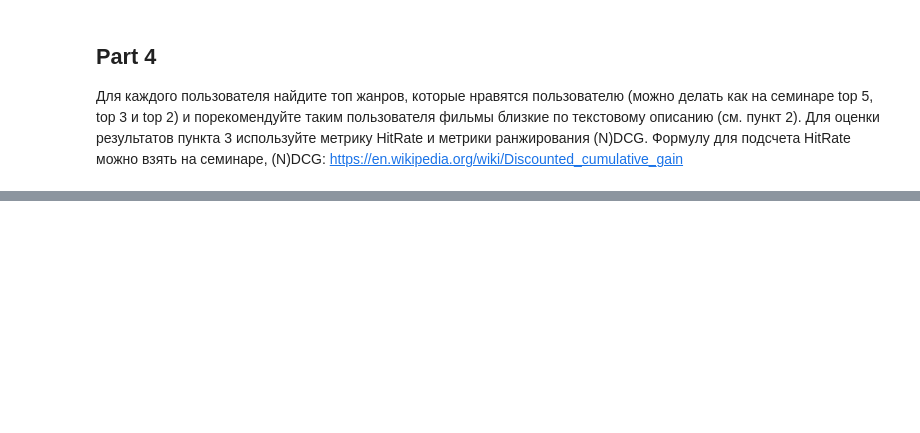
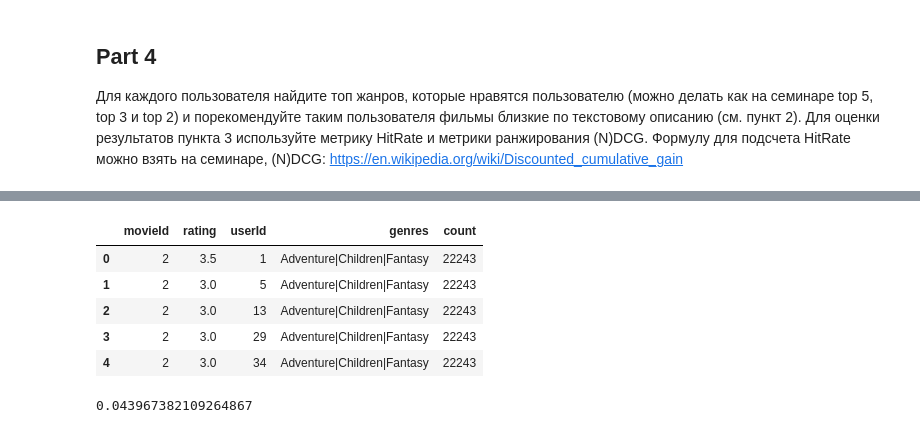
Before and after one commit to glutolik/Ml-mipt, a Jupyter notebook: 2_semester/hw-9/hw9.ipynb, the cells around one changed output, grey strips where cells are left out. Cells and saved outputs as stored; diff of their text form; code cells hidden in the pictures; blank space fills up the shorter version.

```diff
--- a/2_semester/hw-9/hw9.ipynb
+++ b/2_semester/hw-9/hw9.ipynb
@@ -198,0 +249,2 @@ print(data.decode("utf-8"))
+# %%
+df_movie = pd.read_csv("ml-20m/movies.csv")
@@ -198,0 +292,2 @@ print(data.decode("utf-8"))
+# %%
+df_joined = pd.merge(ratings, df_movie[["movieId", "genres"]], on="movieId", how="inner")
@@ -198,0 +325,16 @@ print(data.decode("utf-8"))
+# %%
+df_counts = df_joined.groupby("movieId").count().reset_index()
+df_counts["count"] = df_counts["rating"]
+for col in ("userId", "genres", "rating"):
+    del df_counts[col]
+# %%
+result = pd.merge(df_joined, df_counts, on="movieId")
+# %%
+result.head()
+# %% [output]
+|  | movieId | rating | userId | genres | count |
+| 0 | 2 | 3.5 | 1 | Adventure|Children|Fantasy | 22243 |
+| 1 | 2 | 3.0 | 5 | Adventure|Children|Fantasy | 22243 |
+| 2 | 2 | 3.0 | 13 | Adventure|Children|Fantasy | 22243 |
+| 3 | 2 | 3.0 | 29 | Adventure|Children|Fantasy | 22243 |
+| 4 | 2 | 3.0 | 34 | Adventure|Children|Fantasy | 22243 |
@@ -198,0 +357,24 @@ print(data.decode("utf-8"))
+# %%
+class ContentBasedPredictor(object):
+    def __init__(self, train_df, test_df):
+        pass
+
+    def predict(self, row):
+        top = list(df_users_new[df_users_new["userId"] == row.userId][("genres", "popular_genres")])
+
+        if not top:
+            return
+
+        top_genres = [k for k, _ in top[0]]
+        recommendations = []
+
+        i_to_size = {0: 5, 1: 3, 2: 2}
+        for i, genre in enumerate(top_genres):
+            for movie, _ in genre_to_top_movies[genre][:i_to_size[i]]:
+                recommendations.append(movie)
+
+        return recommendations
+
+run_cv(ContentBasedPredictor)
+# %% [output]
+0.043967382109264867
```
Also changed, not shown: parts of 29 cells of this notebook.
